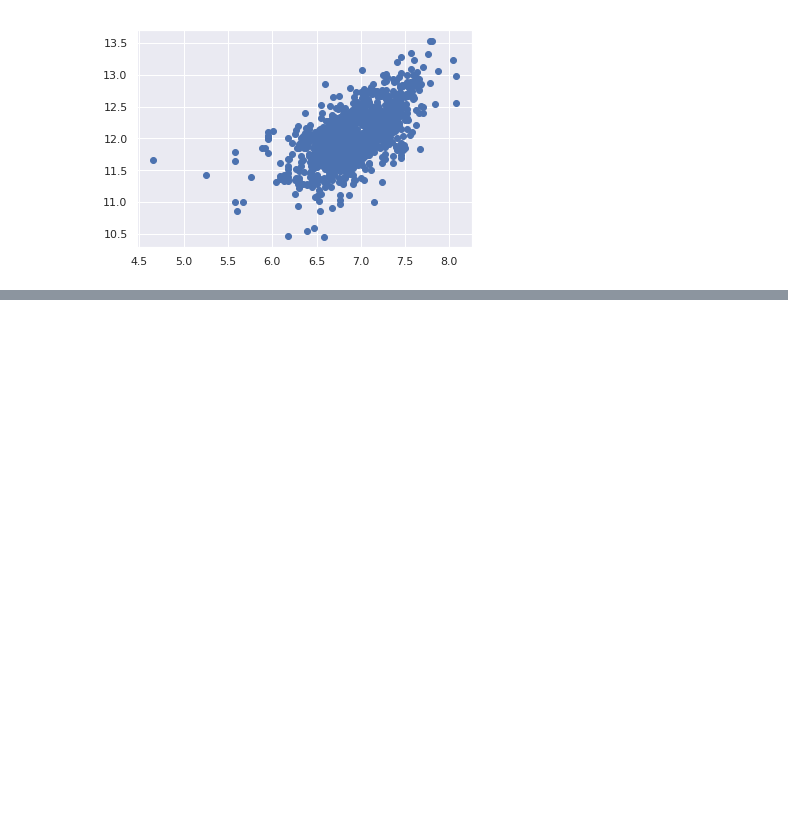
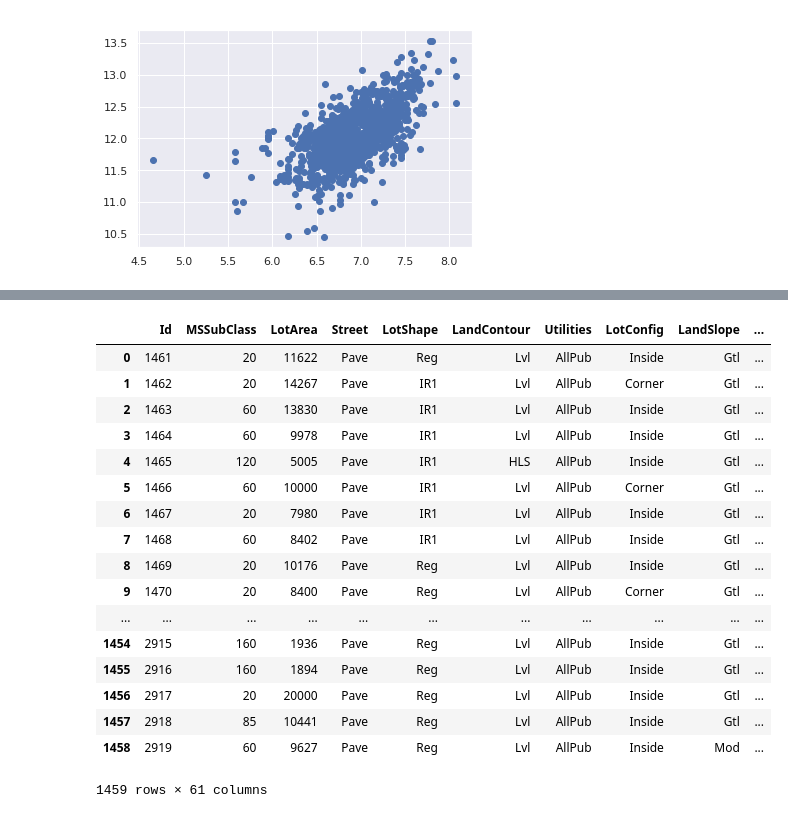
Before and after one commit to mushfiqulIslam/mltraining, a Jupyter notebook: house-prices/house-price.ipynb, the cells around one changed output, grey strips where cells are left out. Saved outputs shown, nothing was run; the diff lists cells and outputs as text; code cells hidden in the pictures; blank space fills up the shorter version.

```diff
--- a/house-prices/house-price.ipynb
+++ b/house-prices/house-price.ipynb
@@ -294,0 +296,5 @@ train = pd.get_dummies(train)
+# %%
+total = test.isnull().sum().sort_values(ascending=False)
+percent = (test.isnull().sum()/test.isnull().count()).sort_values(ascending=False)
+missing_data = pd.concat([total, percent], axis=1, keys=['Total', 'Percent'])
+missing_data.head(30)
@@ -294,0 +319,4 @@ train = pd.get_dummies(train)
+# %%
+#dealing with missing data
+test = test.drop((missing_data[missing_data['Total'] > 2]).index,1)
+test.isnull().sum().max() #just checking that there's no missing data missing.
@@ -294,0 +359,23 @@ train = pd.get_dummies(train)
+# %%
+#values = {'BsmtHalfBath': 0, 'BsmtFullBath': 0, 'Functional': 0, 'Utilities': 0, 'Exterior2nd': 0, 'KitchenQual': 0, 'GarageCars': 0,
+#        'GarageArea': 0, 'BsmtFinSF1': 0, 'SaleType': 0, 'TotalBsmtSF': 0, 'BsmtUnfSF': 0, 'BsmtFinSF2': 0, 'Exterior1st': 0}
+test.fillna(0)
+# %% [output]
+|  | Id | MSSubClass | LotArea | Street | LotShape | LandContour | Utilities | LotConfig | LandSlope | ... |
+| 0 | 1461 | 20 | 11622 | Pave | Reg | Lvl | AllPub | Inside | Gtl | ... |
+| 1 | 1462 | 20 | 14267 | Pave | IR1 | Lvl | AllPub | Corner | Gtl | ... |
+| 2 | 1463 | 60 | 13830 | Pave | IR1 | Lvl | AllPub | Inside | Gtl | ... |
+| 3 | 1464 | 60 | 9978 | Pave | IR1 | Lvl | AllPub | Inside | Gtl | ... |
+| 4 | 1465 | 120 | 5005 | Pave | IR1 | HLS | AllPub | Inside | Gtl | ... |
+| 5 | 1466 | 60 | 10000 | Pave | IR1 | Lvl | AllPub | Corner | Gtl | ... |
+| 6 | 1467 | 20 | 7980 | Pave | IR1 | Lvl | AllPub | Inside | Gtl | ... |
+| 7 | 1468 | 60 | 8402 | Pave | IR1 | Lvl | AllPub | Inside | Gtl | ... |
+| 8 | 1469 | 20 | 10176 | Pave | Reg | Lvl | AllPub | Inside | Gtl | ... |
+| 9 | 1470 | 20 | 8400 | Pave | Reg | Lvl | AllPub | Corner | Gtl | ... |
+| ... | ... | ... | ... | ... | ... | ... | ... | ... | ... | ... |
+| 1454 | 2915 | 160 | 1936 | Pave | Reg | Lvl | AllPub | Inside | Gtl | ... |
+| 1455 | 2916 | 160 | 1894 | Pave | Reg | Lvl | AllPub | Inside | Gtl | ... |
+| 1456 | 2917 | 20 | 20000 | Pave | Reg | Lvl | AllPub | Inside | Gtl | ... |
+| 1457 | 2918 | 85 | 10441 | Pave | Reg | Lvl | AllPub | Inside | Gtl | ... |
+| 1458 | 2919 | 60 | 9627 | Pave | Reg | Lvl | AllPub | Inside | Mod | ... |
+1459 rows × 61 columns
```
Also changed, not shown: parts of 17 cells of this notebook.
